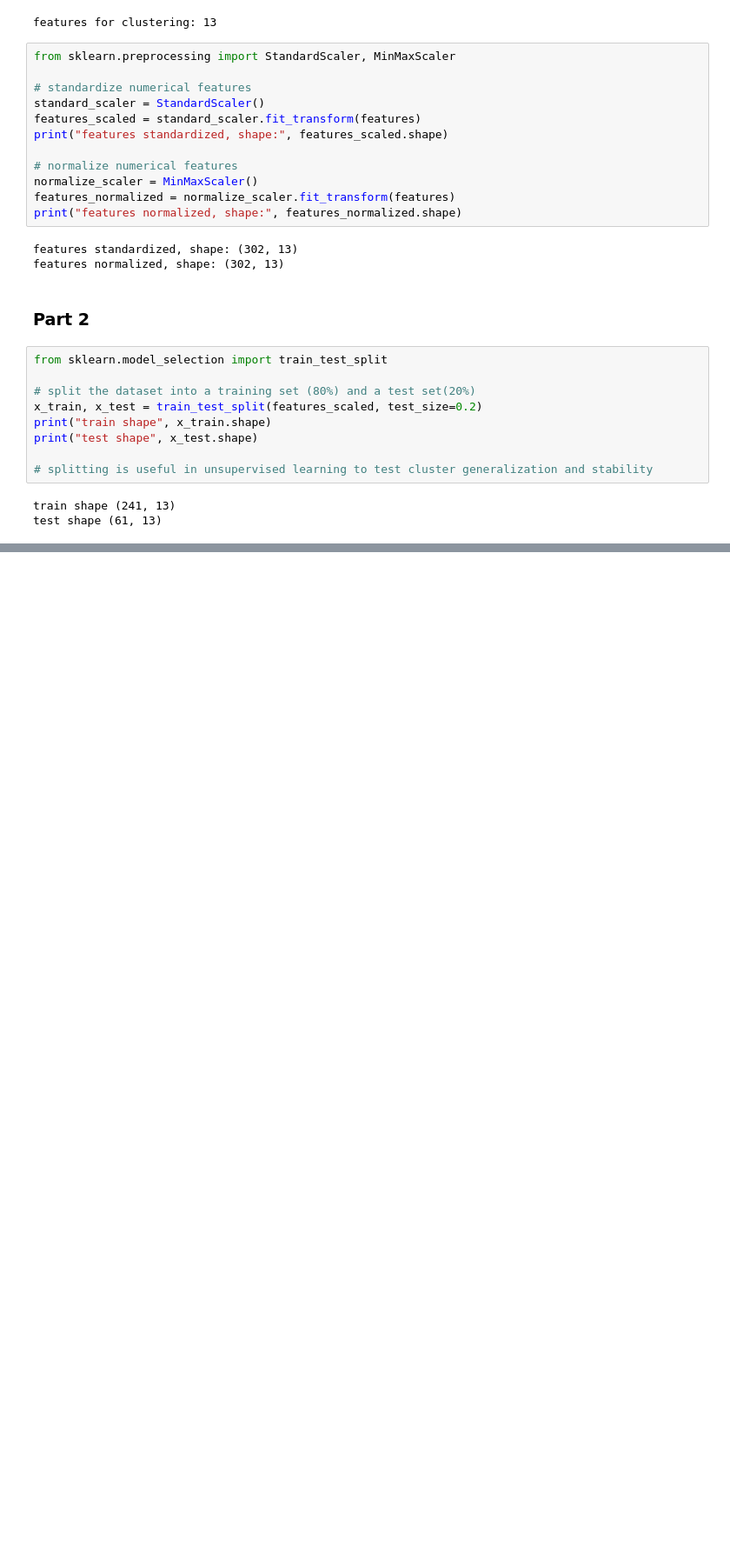
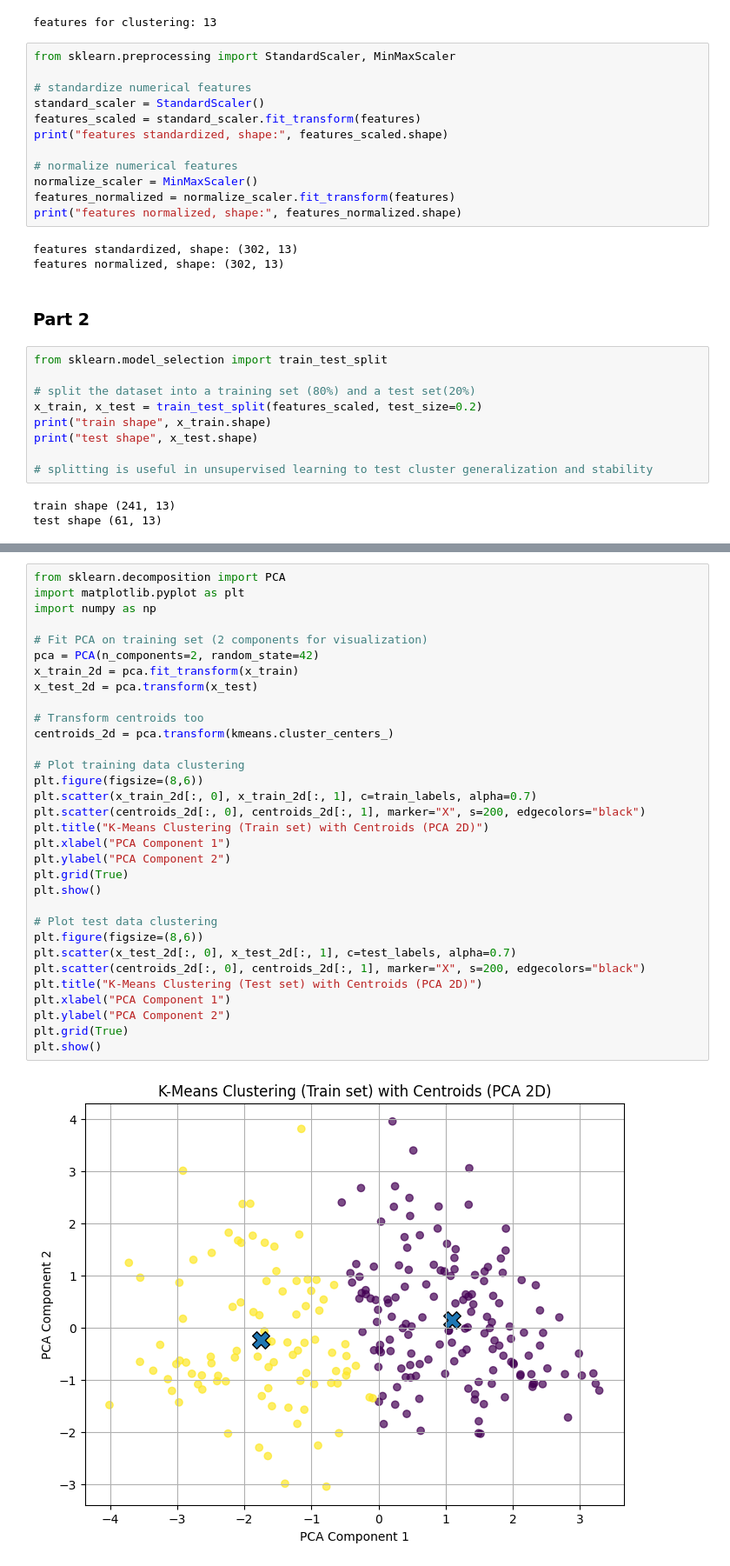
Before and after one commit to yacine-louis/K-Means-clustering-project, a Jupyter notebook: src/data_exploration.ipynb, the cells around one changed output, grey strips where cells are left out. Shown at 87% size. Cells and saved outputs as stored; diff of their text form; blank space fills up the shorter version.

```diff
--- a/src/data_exploration.ipynb
+++ b/src/data_exploration.ipynb
@@ -326,0 +440,34 @@ Cluster centers (centroids):
+# %%
+from sklearn.decomposition import PCA
+import matplotlib.pyplot as plt
+import numpy as np
+
+# Fit PCA on training set (2 components for visualization)
+pca = PCA(n_components=2, random_state=42)
+x_train_2d = pca.fit_transform(x_train)
+x_test_2d = pca.transform(x_test)
+
+# Transform centroids too
+centroids_2d = pca.transform(kmeans.cluster_centers_)
+
+# Plot training data clustering
+plt.figure(figsize=(8,6))
+plt.scatter(x_train_2d[:, 0], x_train_2d[:, 1], c=train_labels, alpha=0.7)
+plt.scatter(centroids_2d[:, 0], centroids_2d[:, 1], marker="X", s=200, edgecolors="black")
+plt.title("K-Means Clustering (Train set) with Centroids (PCA 2D)")
+plt.xlabel("PCA Component 1")
+plt.ylabel("PCA Component 2")
+plt.grid(True)
+plt.show()
+
+# Plot test data clustering
+plt.figure(figsize=(8,6))
+plt.scatter(x_test_2d[:, 0], x_test_2d[:, 1], c=test_labels, alpha=0.7)
+plt.scatter(centroids_2d[:, 0], centroids_2d[:, 1], marker="X", s=200, edgecolors="black")
+plt.title("K-Means Clustering (Test set) with Centroids (PCA 2D)")
+plt.xlabel("PCA Component 1")
+plt.ylabel("PCA Component 2")
+plt.grid(True)
+plt.show()
+# %% [output]
+[figure, added]
```
Also changed, not shown: parts of 10 cells of this notebook, 1 other file.
